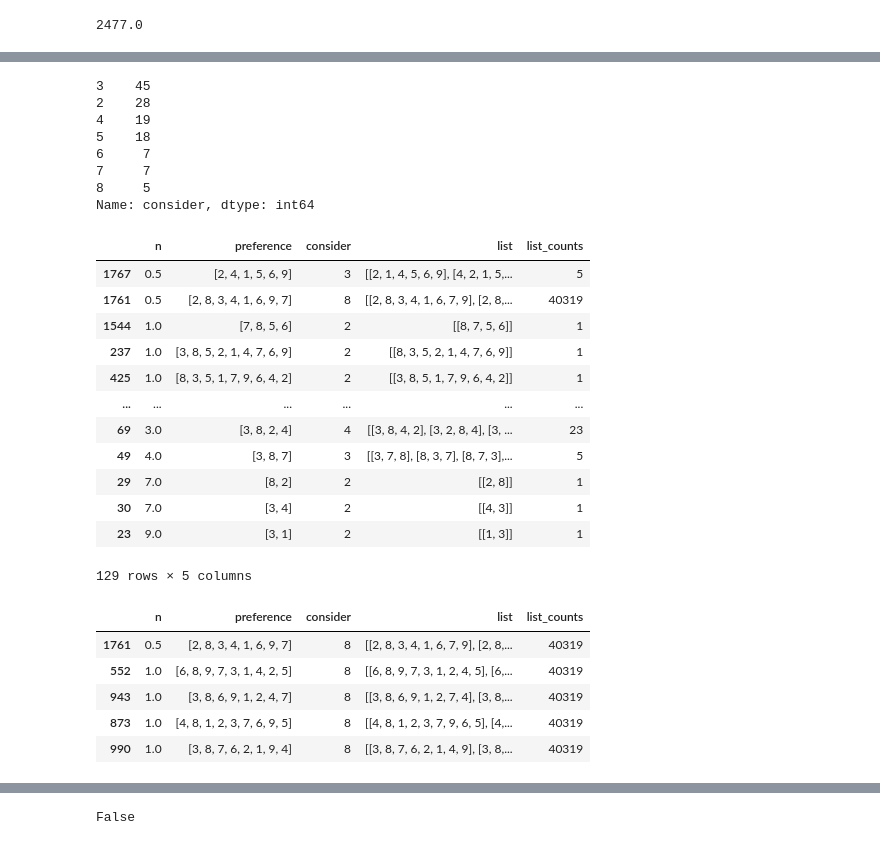
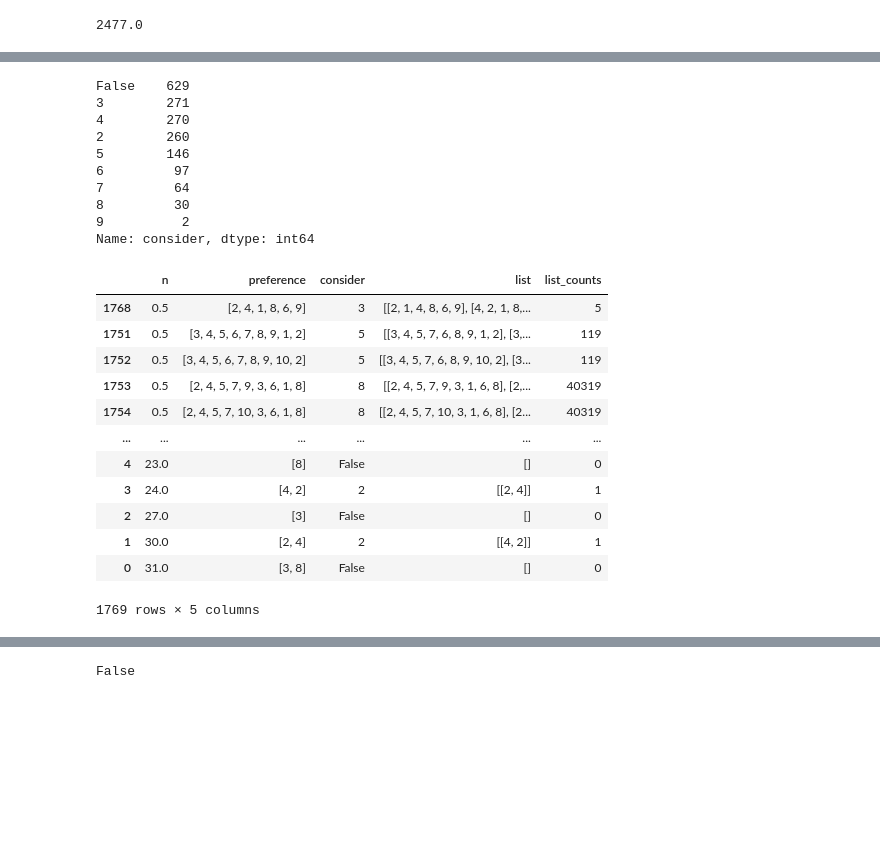
Before and after one commit to juanluislopez24/CSC_homework_3_group4, a Jupyter notebook: STV.ipynb, the cells around one changed output, grey strips where cells are left out. Cells and saved outputs as stored; diff of their text form; code cells hidden in the pictures; blank space fills up the shorter version.

```diff
--- a/STV.ipynb
+++ b/STV.ipynb
@@ -65,0 +46,2 @@ defaultdict(int,
+# %%
+df = load_original_data()
@@ -120,12 +106,22 @@ def get_score_alternatives(scores, mode):
     mode_score_alternatives = [i for i, val in scores.items() if val == scores[mode_score]]
     return mode_score_alternatives
 
+def remove_alt(row, alternatives):
+    preference = copy.deepcopy(row.preference)
+    for alt in alternatives:
+        try:
+            preference.remove(alt)
+        except:
+            pass
+    return preference
 def remove_alternatives(df, alternatives):
-    df.preference = df.apply(lambda x: list(set(x.preference).difference(set(alternatives))), axis=1)
+    # df.preference = df.apply(lambda x: list(set(x.preference).difference(set(alternatives))), axis=1)
+    df.preference = df.apply(lambda x: remove_alt(x, alternatives=alternatives), axis=1)
     return df
 
 def STV(df, alternatives, verbose=1):
-    votes_df = df.copy()
+    votes_df = copy.deepcopy(df)
+    # votes_df = df.copy(deep=True)
     scores = get_p_scores(votes_df, alternatives)
     while(len(alternatives)>0):
         scores = get_p_scores(votes_df, alternatives)
@@ -187,5 +199,5 @@ def consider_alternative(x):
         return False
 # %%
 df[f'consider'] = df.apply(consider_alternative, axis=1)
-df_filtered = df[df['consider'] != False]
-df_filtered = df_filtered.sort_values(by=['n', 'consider'])
+# df_filtered = df[df['consider'] != False]
+df = df.sort_values(by=['n'], ascending=True)
@@ -222,45 +234,39 @@ df_filtered
 # %%
-df_filtered.consider.value_counts()
+df.consider.value_counts()
 # %% [output]
-3    45
-2    28
-4    19
-5    18
-6     7
-7     7
-8     5
+False    629
+3        271
+4        270
+2        260
+5        146
+6         97
+7         64
+8         30
+9          2
 Name: consider, dtype: int64
 # %%
 def create_alternatives(x):
     # return x.preference[:x.consider]
-    orderings = [list(item) + x.preference[x.consider:] for item in list(permutations(x.preference[:x.consider]))[1:]]
+    orderings = []
+    if(x.consider != False):
+        orderings = [list(item) + x.preference[x.consider:] for item in list(permutations(x.preference[:x.consider]))[1:]]
     # orderings.remove(x.preference[:x.consider])
     return orderings
 # %%
-df_filtered.loc[:,'list'] = df_filtered.apply(create_alternatives, axis=1)
-df_filtered.loc[:,'list_counts'] = df_filtered.apply(lambda x: len(x.list), axis=1)
-df_filtered
+df.loc[:,'list'] = df.apply(create_alternatives, axis=1)
+df.loc[:,'list_counts'] = df.apply(lambda x: len(x.list), axis=1)
+df
 # %% [output]
 |  | n | preference | consider | list | list_counts |
-| 1767 | 0.5 | [2, 4, 1, 5, 6, 9] | 3 | [[2, 1, 4, 5, 6, 9], [4, 2, 1, 5,... | 5 |
-| 1761 | 0.5 | [2, 8, 3, 4, 1, 6, 9, 7] | 8 | [[2, 8, 3, 4, 1, 6, 7, 9], [2, 8,... | 40319 |
-| 1544 | 1.0 | [7, 8, 5, 6] | 2 | [[8, 7, 5, 6]] | 1 |
-| 237 | 1.0 | [3, 8, 5, 2, 1, 4, 7, 6, 9] | 2 | [[8, 3, 5, 2, 1, 4, 7, 6, 9]] | 1 |
-| 425 | 1.0 | [8, 3, 5, 1, 7, 9, 6, 4, 2] | 2 | [[3, 8, 5, 1, 7, 9, 6, 4, 2]] | 1 |
+| 1768 | 0.5 | [2, 4, 1, 8, 6, 9] | 3 | [[2, 1, 4, 8, 6, 9], [4, 2, 1, 8,... | 5 |
+| 1751 | 0.5 | [3, 4, 5, 6, 7, 8, 9, 1, 2] | 5 | [[3, 4, 5, 7, 6, 8, 9, 1, 2], [3,... | 119 |
+| 1752 | 0.5 | [3, 4, 5, 6, 7, 8, 9, 10, 2] | 5 | [[3, 4, 5, 7, 6, 8, 9, 10, 2], [3... | 119 |
+| 1753 | 0.5 | [2, 4, 5, 7, 9, 3, 6, 1, 8] | 8 | [[2, 4, 5, 7, 9, 3, 1, 6, 8], [2,... | 40319 |
+| 1754 | 0.5 | [2, 4, 5, 7, 10, 3, 6, 1, 8] | 8 | [[2, 4, 5, 7, 10, 3, 1, 6, 8], [2... | 40319 |
 | ... | ... | ... | ... | ... | ... |
-| 69 | 3.0 | [3, 8, 2, 4] | 4 | [[3, 8, 4, 2], [3, 2, 8, 4], [3, ... | 23 |
-| 49 | 4.0 | [3, 8, 7] | 3 | [[3, 7, 8], [8, 3, 7], [8, 7, 3],... | 5 |
-| 29 | 7.0 | [8, 2] | 2 | [[2, 8]] | 1 |
-| 30 | 7.0 | [3, 4] | 2 | [[4, 3]] | 1 |
-| 23 | 9.0 | [3, 1] | 2 | [[1, 3]] | 1 |
+| 4 | 23.0 | [8] | False | [] | 0 |
+| 3 | 24.0 | [4, 2] | 2 | [[2, 4]] | 1 |
+| 2 | 27.0 | [3] | False | [] | 0 |
+| 1 | 30.0 | [2, 4] | 2 | [[4, 2]] | 1 |
+| 0 | 31.0 | [3, 8] | False | [] | 0 |
-129 rows × 5 columns
+1769 rows × 5 columns
-# %%
-df_filtered = df_filtered[df_filtered['consider'] == 8]
-df_filtered
-# %% [output]
-|  | n | preference | consider | list | list_counts |
-| 1761 | 0.5 | [2, 8, 3, 4, 1, 6, 9, 7] | 8 | [[2, 8, 3, 4, 1, 6, 7, 9], [2, 8,... | 40319 |
-| 552 | 1.0 | [6, 8, 9, 7, 3, 1, 4, 2, 5] | 8 | [[6, 8, 9, 7, 3, 1, 2, 4, 5], [6,... | 40319 |
-| 943 | 1.0 | [3, 8, 6, 9, 1, 2, 4, 7] | 8 | [[3, 8, 6, 9, 1, 2, 7, 4], [3, 8,... | 40319 |
-| 873 | 1.0 | [4, 8, 1, 2, 3, 7, 6, 9, 5] | 8 | [[4, 8, 1, 2, 3, 7, 9, 6, 5], [4,... | 40319 |
-| 990 | 1.0 | [3, 8, 7, 6, 2, 1, 9, 4] | 8 | [[3, 8, 7, 6, 2, 1, 4, 9], [3, 8,... | 40319 |
```
Also changed, not shown: parts of 31 cells of this notebook.
